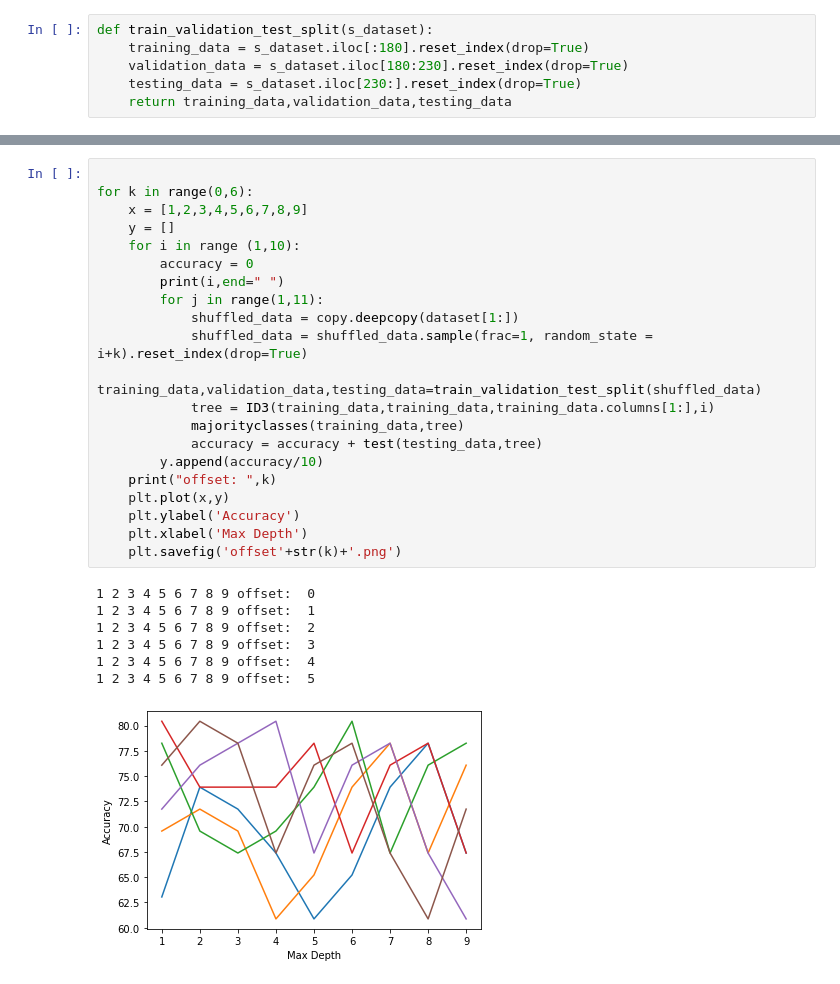
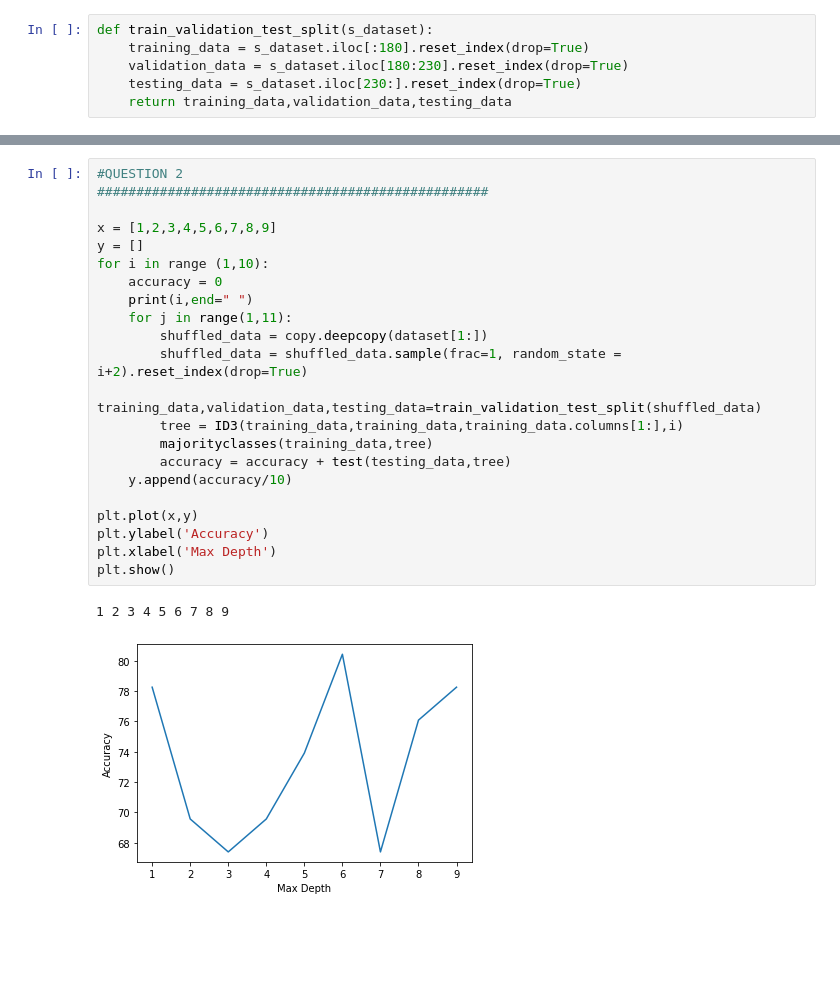
Before and after one commit to SANJAY729/Decision_Tree, a Jupyter notebook: allo.ipynb, the cells around one changed output, grey strips where cells are left out. Cells and saved outputs as stored; diff of their text form; blank space fills up the shorter version.

```diff
--- a/allo.ipynb
+++ b/allo.ipynb
@@ -144,32 +134,28 @@ The average accuracy over 10 different splits is  73.91304347826086
 # %%
+#QUESTION 2
+##################################################
 
-for k in range(0,6):
-    x = [1,2,3,4,5,6,7,8,9]
-    y = []
-    for i in range (1,10):
-        accuracy = 0
-        print(i,end=" ")
-        for j in range(1,11):
-            shuffled_data = copy.deepcopy(dataset[1:])
-            shuffled_data = shuffled_data.sample(frac=1, random_state = i+k).reset_index(drop=True)
-            training_data,validation_data,testing_data=train_validation_test_split(shuffled_data)
-            tree = ID3(training_data,training_data,training_data.columns[1:],i)
-            majorityclasses(training_data,tree)
-            accuracy = accuracy + test(testing_data,tree)
-        y.append(accuracy/10)
-    print("offset: ",k)
-    plt.plot(x,y)
-    plt.ylabel('Accuracy')
-    plt.xlabel('Max Depth')
-    plt.savefig('offset'+str(k)+'.png')
+x = [1,2,3,4,5,6,7,8,9]
+y = []
+for i in range (1,10):
+    accuracy = 0
+    print(i,end=" ")
+    for j in range(1,11):
+        shuffled_data = copy.deepcopy(dataset[1:])
+        shuffled_data = shuffled_data.sample(frac=1, random_state = i+2).reset_index(drop=True)
+        training_data,validation_data,testing_data=train_validation_test_split(shuffled_data)
+        tree = ID3(training_data,training_data,training_data.columns[1:],i)
+        majorityclasses(training_data,tree)
+        accuracy = accuracy + test(testing_data,tree)
+    y.append(accuracy/10)
+
+plt.plot(x,y)
+plt.ylabel('Accuracy')
+plt.xlabel('Max Depth')
+plt.show()
 # %% [output]
-1 2 3 4 5 6 7 8 9 offset:  0
-1 2 3 4 5 6 7 8 9 offset:  1
-1 2 3 4 5 6 7 8 9 offset:  2
-1 2 3 4 5 6 7 8 9 offset:  3
-1 2 3 4 5 6 7 8 9 offset:  4
-1 2 3 4 5 6 7 8 9 offset:  5
+1 2 3 4 5 6 7 8 9
-[figure, old version]
+[figure, new version]
 # %%
 def possiblevalues(keys):
     feature = ""
```
Also changed, not shown: parts of 4 cells of this notebook.
